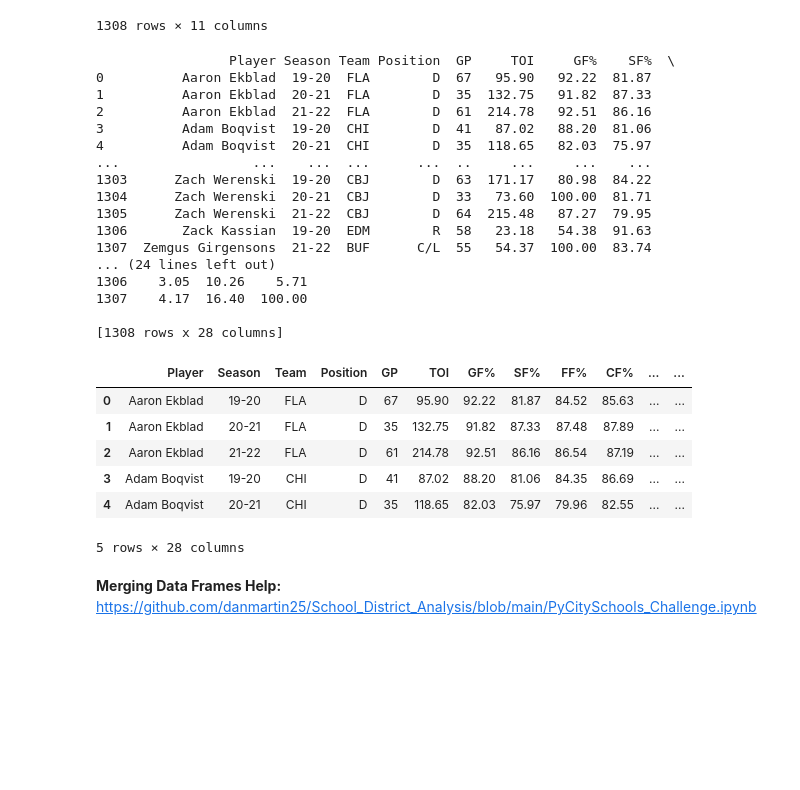
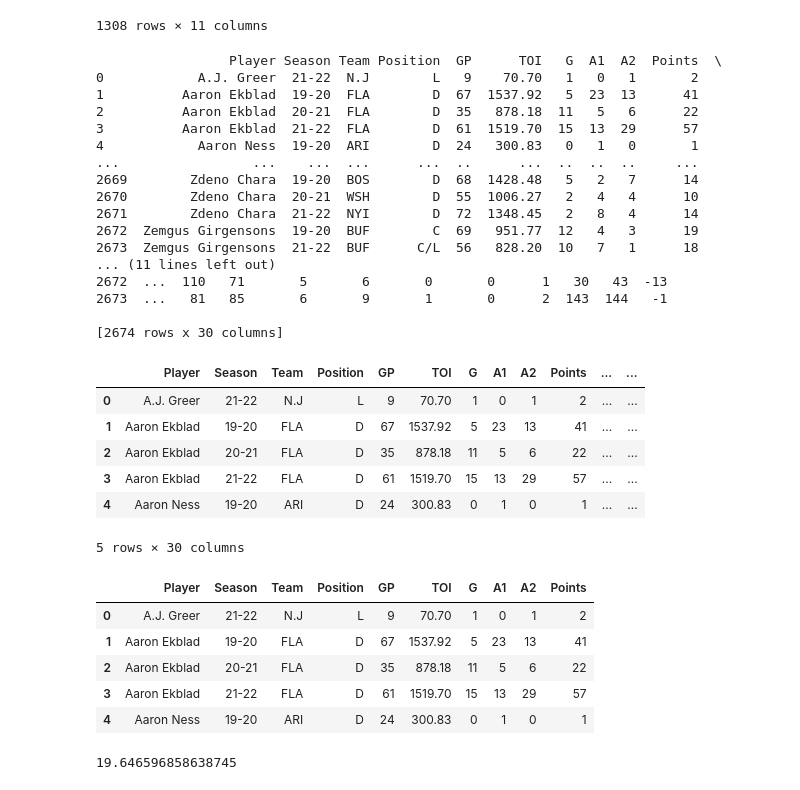
Before and after one commit to danmartin25/Hockey_Model, a Jupyter notebook: Hockey_Model_Mark_I.ipynb, the cells around one changed output. Saved outputs shown, nothing was run; the diff lists cells and outputs as text; code cells hidden in the pictures; blank space fills up the shorter version.

```diff
--- a/Hockey_Model_Mark_I.ipynb
+++ b/Hockey_Model_Mark_I.ipynb
@@ -306,34 +306,49 @@ skater_SH_totals
 | 1307 | Zemgus Girgensons | 21-22 | BUF | C/L | 54 | 81.28 | 0.00 | 0.00 | 14.15 | -14.15 | -4.731789 |
 1308 rows × 11 columns
 # %%
-skater_PP_totals_raw = pd.read_csv('https://raw.githubusercontent.com/danmartin25/Hockey_Model/main/PP%20On-Ice%20Rates.csv')
-print(skater_PP_totals_raw)
-skater_PP_totals_raw.head()
+#Import Player Box Stats
+skater_box_totals_raw = pd.read_csv('https://raw.githubusercontent.com/danmartin25/Hockey_Model/main/Player%20Stats%20Box.csv')
+print(skater_box_totals_raw)
+skater_box_totals_raw.head()
 # %% [output]
-                 Player Season Team Position  GP     TOI     GF%    SF%  \
-0          Aaron Ekblad  19-20  FLA        D  67   95.90   92.22  81.87
-1          Aaron Ekblad  20-21  FLA        D  35  132.75   91.82  87.33
-2          Aaron Ekblad  21-22  FLA        D  61  214.78   92.51  86.16
-3          Adam Boqvist  19-20  CHI        D  41   87.02   88.20  81.06
-4          Adam Boqvist  20-21  CHI        D  35  118.65   82.03  75.97
-...                 ...    ...  ...      ...  ..     ...     ...    ...
-1303      Zach Werenski  19-20  CBJ        D  63  171.17   80.98  84.22
-1304      Zach Werenski  20-21  CBJ        D  33   73.60  100.00  81.71
-1305      Zach Werenski  21-22  CBJ        D  64  215.48   87.27  79.95
-1306       Zack Kassian  19-20  EDM        R  58   23.18   54.38  91.63
-1307  Zemgus Girgensons  21-22  BUF      C/L  55   54.37  100.00  83.74
-... (24 lines left out)
-1306    3.05  10.26    5.71
-1307    4.17  16.40  100.00
+                 Player Season Team Position  GP      TOI   G  A1  A2  Points  \
+0            A.J. Greer  21-22  N.J        L   9    70.70   1   0   1       2
+1          Aaron Ekblad  19-20  FLA        D  67  1537.92   5  23  13      41
+2          Aaron Ekblad  20-21  FLA        D  35   878.18  11   5   6      22
+3          Aaron Ekblad  21-22  FLA        D  61  1519.70  15  13  29      57
+4            Aaron Ness  19-20  ARI        D  24   300.83   0   1   0       1
+...                 ...    ...  ...      ...  ..      ...  ..  ..  ..     ...
+2669        Zdeno Chara  19-20  BOS        D  68  1428.48   5   2   7      14
+2670        Zdeno Chara  20-21  WSH        D  55  1006.27   2   4   4      10
+2671        Zdeno Chara  21-22  NYI        D  72  1348.45   2   8   4      14
+2672  Zemgus Girgensons  19-20  BUF        C  69   951.77  12   4   3      19
+2673  Zemgus Girgensons  21-22  BUF      C/L  56   828.20  10   7   1      18
+... (11 lines left out)
+2672  ...  110   71       5       6       0       0      1   30   43  -13
+2673  ...   81   85       6       9       1       0      2  143  144   -1
 
-[1308 rows x 28 columns]
+[2674 rows x 30 columns]
-|  | Player | Season | Team | Position | GP | TOI | GF% | SF% | FF% | CF% | ... | ... |
-| 0 | Aaron Ekblad | 19-20 | FLA | D | 67 | 95.90 | 92.22 | 81.87 | 84.52 | 85.63 | ... | ... |
-| 1 | Aaron Ekblad | 20-21 | FLA | D | 35 | 132.75 | 91.82 | 87.33 | 87.48 | 87.89 | ... | ... |
-| 2 | Aaron Ekblad | 21-22 | FLA | D | 61 | 214.78 | 92.51 | 86.16 | 86.54 | 87.19 | ... | ... |
-| 3 | Adam Boqvist | 19-20 | CHI | D | 41 | 87.02 | 88.20 | 81.06 | 84.35 | 86.69 | ... | ... |
-| 4 | Adam Boqvist | 20-21 | CHI | D | 35 | 118.65 | 82.03 | 75.97 | 79.96 | 82.55 | ... | ... |
+|  | Player | Season | Team | Position | GP | TOI | G | A1 | A2 | Points | ... | ... |
+| 0 | A.J. Greer | 21-22 | N.J | L | 9 | 70.70 | 1 | 0 | 1 | 2 | ... | ... |
+| 1 | Aaron Ekblad | 19-20 | FLA | D | 67 | 1537.92 | 5 | 23 | 13 | 41 | ... | ... |
+| 2 | Aaron Ekblad | 20-21 | FLA | D | 35 | 878.18 | 11 | 5 | 6 | 22 | ... | ... |
+| 3 | Aaron Ekblad | 21-22 | FLA | D | 61 | 1519.70 | 15 | 13 | 29 | 57 | ... | ... |
+| 4 | Aaron Ness | 19-20 | ARI | D | 24 | 300.83 | 0 | 1 | 0 | 1 | ... | ... |
-5 rows × 28 columns
+5 rows × 30 columns
-# %% [markdown]
-**Merging Data Frames Help:**
-https://github.com/danmartin25/School_District_Analysis/blob/main/PyCitySchools_Challenge.ipynb
+# %%
+#Reduce Data Stats
+skater_box_totals = skater_box_totals_raw.loc[:,['Player','Season','Team','Position','GP','TOI','G','A1','A2','Points']]
+skater_box_totals.head()
+# %% [output]
+|  | Player | Season | Team | Position | GP | TOI | G | A1 | A2 | Points |
+| 0 | A.J. Greer | 21-22 | N.J | L | 9 | 70.70 | 1 | 0 | 1 | 2 |
+| 1 | Aaron Ekblad | 19-20 | FLA | D | 67 | 1537.92 | 5 | 23 | 13 | 41 |
+| 2 | Aaron Ekblad | 20-21 | FLA | D | 35 | 878.18 | 11 | 5 | 6 | 22 |
+| 3 | Aaron Ekblad | 21-22 | FLA | D | 61 | 1519.70 | 15 | 13 | 29 | 57 |
+| 4 | Aaron Ness | 19-20 | ARI | D | 24 | 300.83 | 0 | 1 | 0 | 1 |
+# %%
+#Get Mean of Points
+Points_mean = skater_box_totals['Points'].mean()
+Points_mean
+# %% [output]
+19.646596858638745
```
Also changed, not shown: parts of 7 cells of this notebook.
